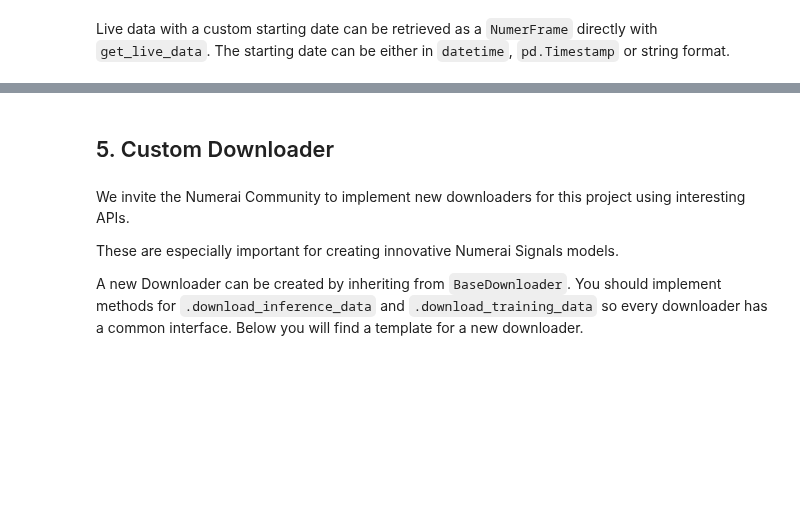
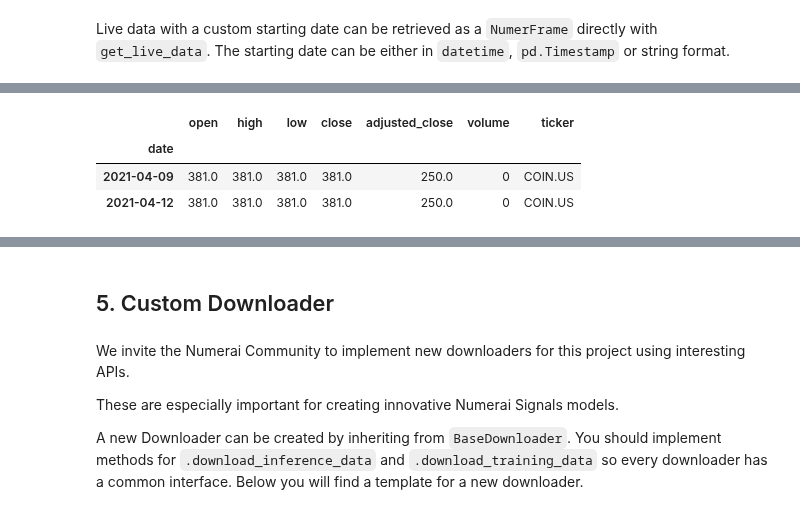
Before and after one commit to crowdcent/numerblox, a Jupyter notebook: nbs/01_download.ipynb, the cells around one changed output, grey strips where cells are left out. Cells and saved outputs as stored; diff of their text form; code cells hidden in the pictures; blank space fills up the shorter version.

```diff
--- a/nbs/01_download.ipynb
+++ b/nbs/01_download.ipynb
@@ -743,6 +749,6 @@ FileNotFoundError: [Errno 2] No such file or directory: 'eod_test/eod_19700101_2
 Live data with a custom starting date can be retrieved as a `NumerFrame` directly with `get_live_data`. The starting date can be either in `datetime`, `pd.Timestamp` or string format.
 # %%
 #| eval: false
-live_dataf = fhd.get_live_data(start=pd.Timestamp(year=2021, month=1, day=1))
+live_dataf = eodd.get_live_data(start=pd.Timestamp(year=2021, month=1, day=1))
 live_dataf.head(2)
 # %% [output]
@@ -750,2 +756,6 @@ NameError: name 'fhd' is not defined
+|  | open | high | low | close | adjusted_close | volume | ticker |
+| date |  |  |  |  |  |  |  |
+| 2021-04-09 | 381.0 | 381.0 | 381.0 | 381.0 | 250.0 | 0 | COIN.US |
+| 2021-04-12 | 381.0 | 381.0 | 381.0 | 381.0 | 250.0 | 0 | COIN.US |
 # %%
 #| eval: false
```
Also changed, not shown: parts of 10 cells of this notebook, 8 other files.
